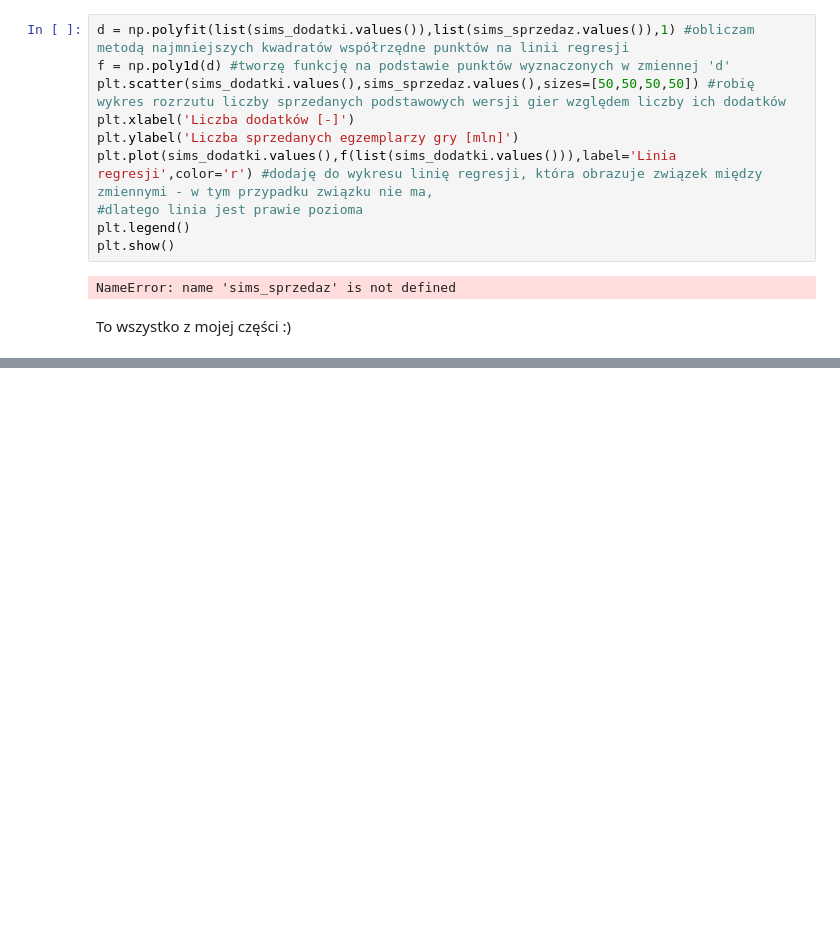
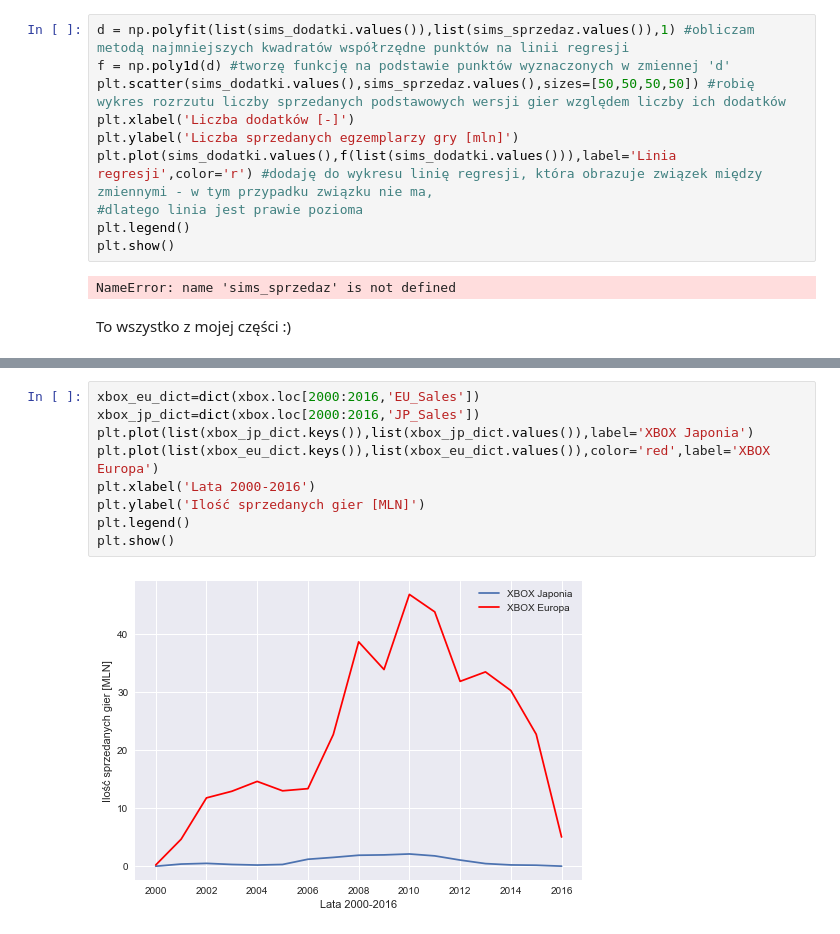
Before and after one commit to JuliaSlowik/awd, a Jupyter notebook: Sales_of_video_games_analiza_ostateczne.ipynb, the cells around one changed output, grey strips where cells are left out. Cells and saved outputs as stored; diff of their text form; blank space fills up the shorter version.

```diff
--- a/Sales_of_video_games_analiza_ostateczne.ipynb
+++ b/Sales_of_video_games_analiza_ostateczne.ipynb
@@ -348,0 +375,11 @@ plt.show()
+# %%
+xbox_eu_dict=dict(xbox.loc[2000:2016,'EU_Sales'])
+xbox_jp_dict=dict(xbox.loc[2000:2016,'JP_Sales'])
+plt.plot(list(xbox_jp_dict.keys()),list(xbox_jp_dict.values()),label='XBOX Japonia')
+plt.plot(list(xbox_eu_dict.keys()),list(xbox_eu_dict.values()),color='red',label='XBOX Europa')
+plt.xlabel('Lata 2000-2016')
+plt.ylabel('Ilość sprzedanych gier [MLN]')
+plt.legend()
+plt.show()
+# %% [output]
+[figure, added]
```
Also changed, not shown: parts of 8 cells of this notebook.
